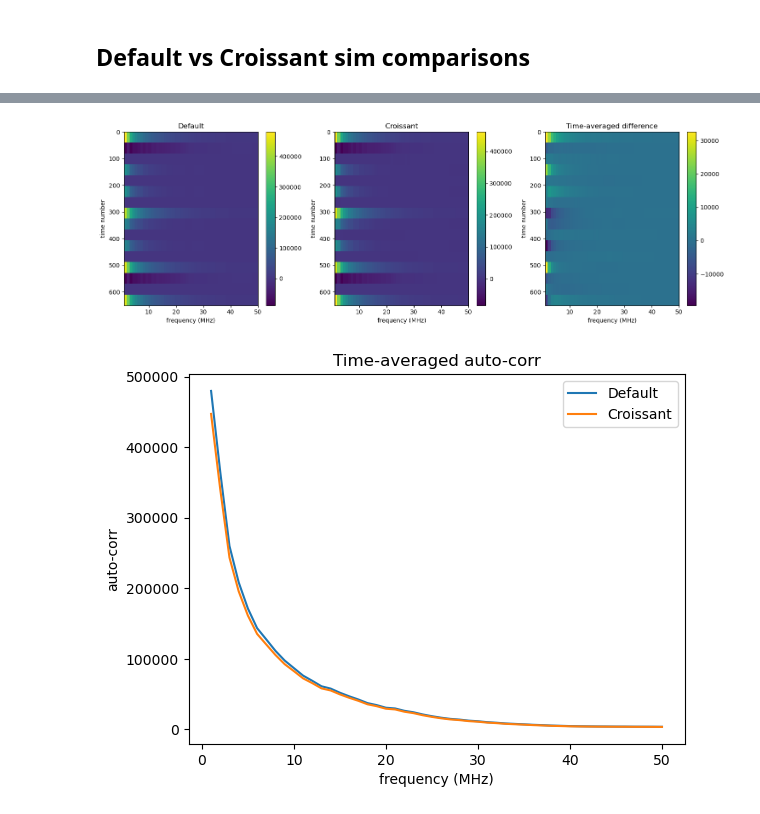
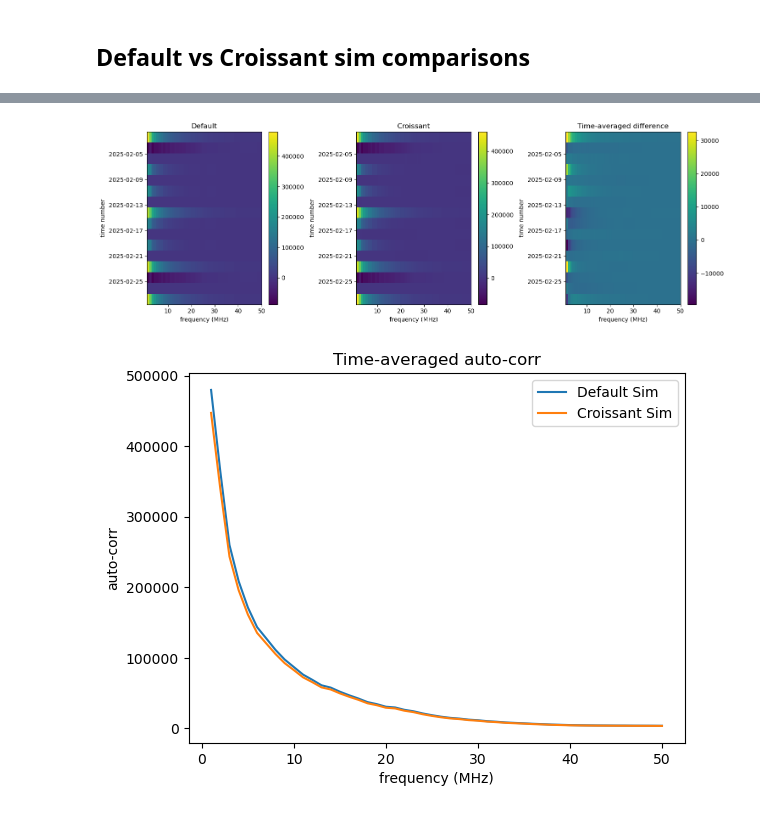
Before and after one commit to lusee-night/luseepy, a Jupyter notebook: simulation/output/plot_default_vs_cro_sims.ipynb, the cells around one changed output, grey strips where cells are left out. Saved outputs shown, nothing was run; the diff lists cells and outputs as text; code cells hidden in the pictures.

```diff
--- a/simulation/output/plot_default_vs_cro_sims.ipynb
+++ b/simulation/output/plot_default_vs_cro_sims.ipynb
@@ -10,6 +10,19 @@ The croissant.jax interface is deprecated and will be removed in a future releas
 # %%
 D_cro=lusee.Data('sim_Croissant_output.fits')
 D=lusee.Data('sim_Default_output.fits')
+
+import astropy.units as u
+import matplotlib.dates as mdates
+
+from astropy.time import Time
+
+time_default = Time(D.times)
+
+time_default = time_default.datetime
+
+time_cro = Time(D_cro.times)
+
+time_cro = time_cro.datetime
 # %%
 plt.figure(figsize=(15,5))
 
@@ -45,36 +64,36 @@ D_avg_cro = time_avg(D_cro)
 # %%
 plt.figure(figsize=(15,5))
 plt.subplot(131)
-plt.imshow(D_avg, aspect='auto', extent=(D.freq[0], D.freq[-1], len(D.times),0))
+plt.imshow(D_avg, aspect='auto', extent=(D.freq[0], D.freq[-1], time_default[-1], time_default[0]))
 plt.xlabel('frequency (MHz)')
 plt.ylabel('time number')
 plt.title('Default')
 plt.colorbar()
 
 plt.subplot(132)
-plt.imshow(D_avg_cro, aspect='auto', extent=(D.freq[0], D.freq[-1], len(D.times),0))
+plt.imshow(D_avg_cro, aspect='auto', extent=(D.freq[0], D.freq[-1], time_cro[-1], time_cro[0]))
 plt.xlabel('frequency (MHz)')
 plt.ylabel('time number')
 plt.title('Croissant')
 plt.colorbar()
 
 
 plt.subplot(133)
-plt.imshow(D_avg-D_avg_cro, aspect='auto', extent=(D.freq[0], D.freq[-1], len(D.times),0))
+plt.imshow(D_avg-D_avg_cro, aspect='auto', extent=(D.freq[0], D.freq[-1], time_default[-1], time_default[0]))
 plt.colorbar()
 plt.xlabel('frequency (MHz)')
 plt.ylabel('time number')
 plt.title('Time-averaged difference')
 plt.tight_layout()
 # %% [output]
-[figure, old version]
+[figure, new version]
 # %%
-plt.plot(D.freq,D_avg[0], label='Default')
-plt.plot(D.freq,D_avg_cro[0], label='Croissant')
+plt.plot(D.freq,D_avg[0], label='Default Sim')
+plt.plot(D.freq,D_avg_cro[0], label='Croissant Sim')
 plt.xlabel('frequency (MHz)')
 plt.ylabel('auto-corr')
 plt.title('Time-averaged auto-corr')
 plt.legend()
 plt.show()
 # %% [output]
-[figure, old version]
+[figure, new version]
```
Also changed, not shown: parts of 16 cells of this notebook, 2 other files.
